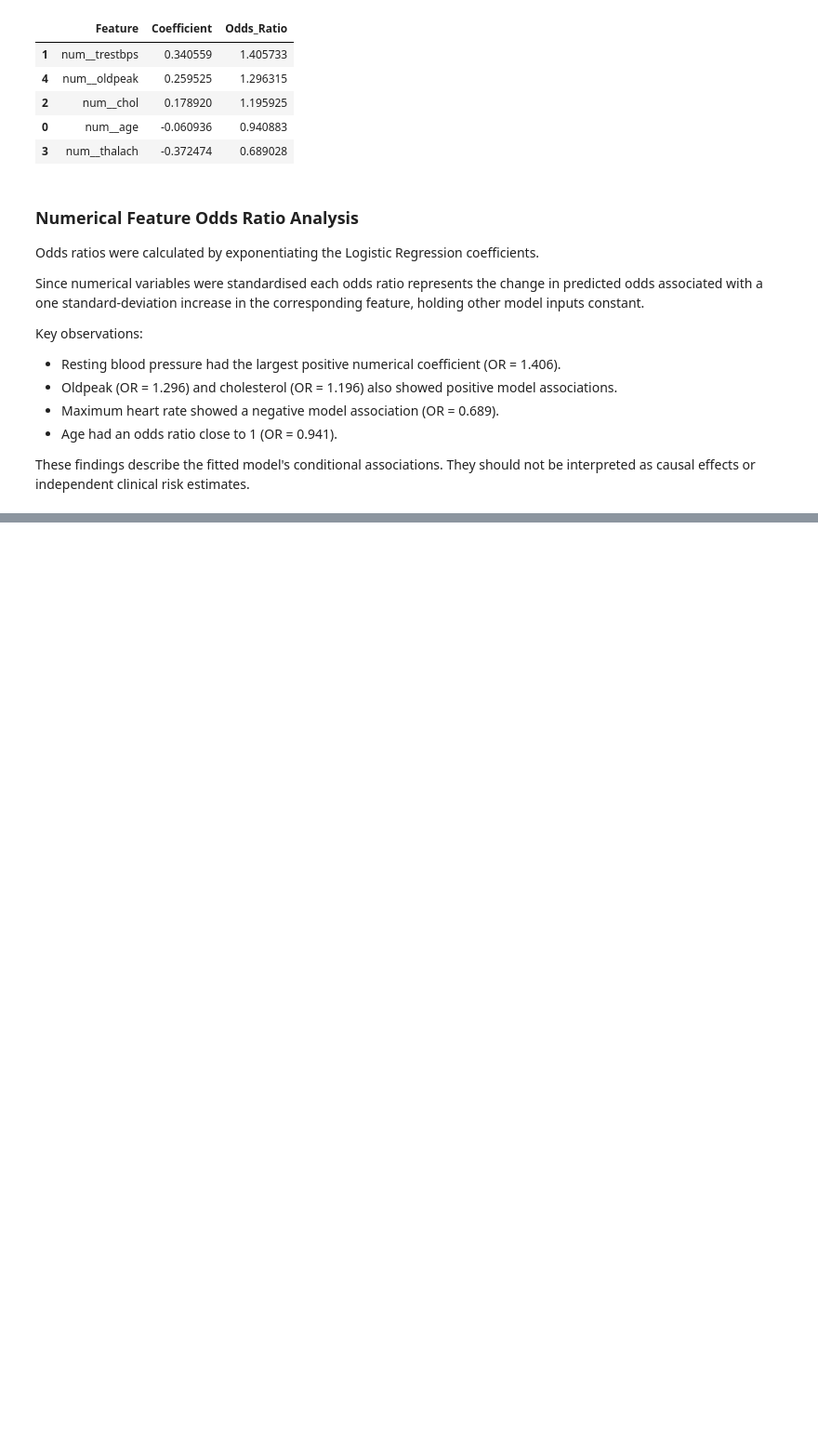
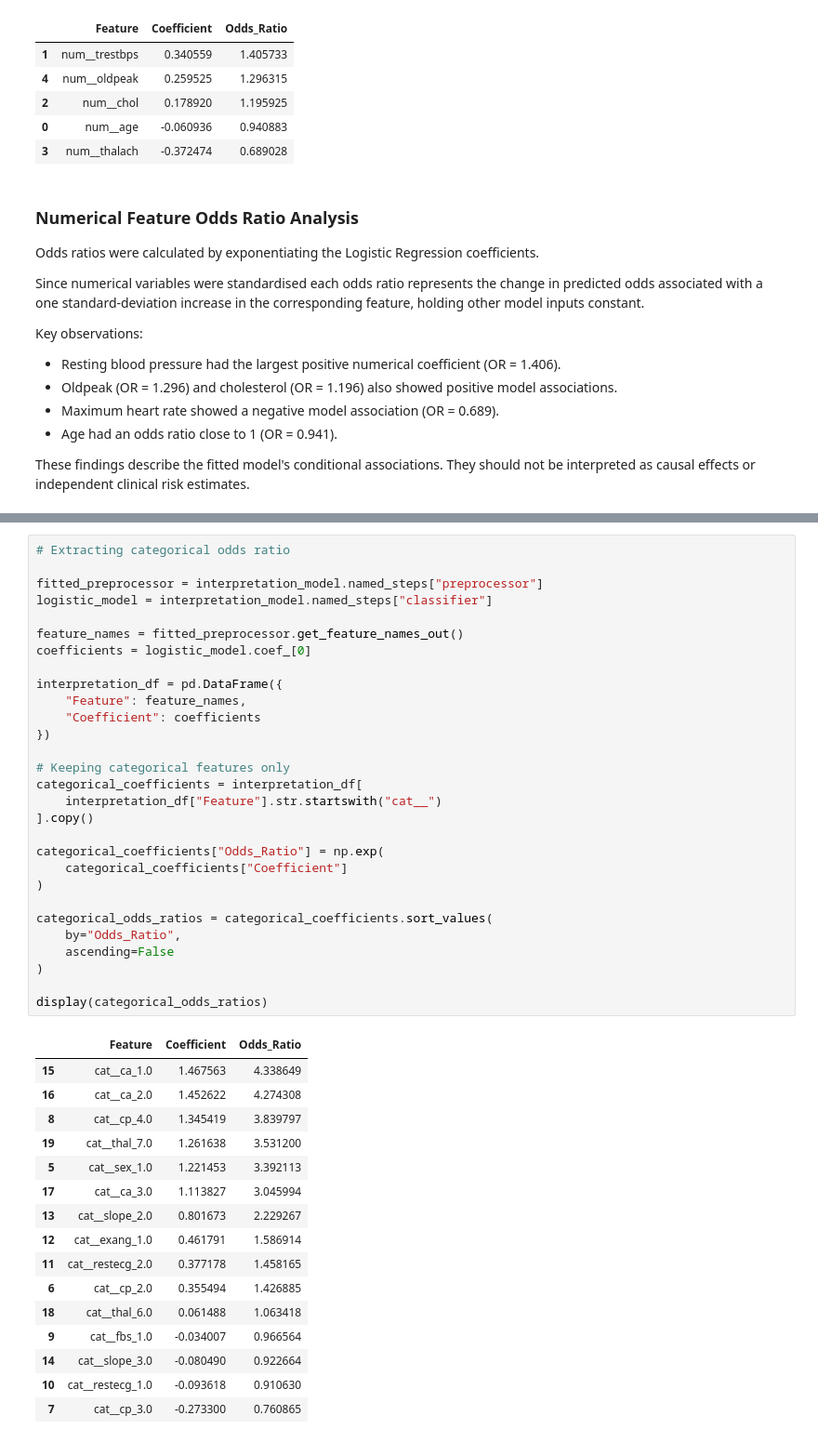
Before and after one commit to divyamohan6388-droid/cardiovascular-risk-prediction, a Jupyter notebook: notebooks/04_model_interpretation.ipynb, the cells around one changed output, grey strips where cells are left out. Shown at 93% size. Cells and saved outputs as stored; diff of their text form; blank space fills up the shorter version.

```diff
--- a/notebooks/04_model_interpretation.ipynb
+++ b/notebooks/04_model_interpretation.ipynb
@@ -193,0 +287,46 @@ These findings describe the fitted model's conditional associations. They should
+# %%
+# Extracting categorical odds ratio
+
+fitted_preprocessor = interpretation_model.named_steps["preprocessor"]
+logistic_model = interpretation_model.named_steps["classifier"]
+
+feature_names = fitted_preprocessor.get_feature_names_out()
+coefficients = logistic_model.coef_[0]
+
+interpretation_df = pd.DataFrame({
+    "Feature": feature_names,
+    "Coefficient": coefficients
+})
+
+# Keeping categorical features only
+categorical_coefficients = interpretation_df[
+    interpretation_df["Feature"].str.startswith("cat__")
+].copy()
+
+categorical_coefficients["Odds_Ratio"] = np.exp(
+    categorical_coefficients["Coefficient"]
+)
+
+categorical_odds_ratios = categorical_coefficients.sort_values(
+    by="Odds_Ratio",
+    ascending=False
+)
+
+display(categorical_odds_ratios)
+# %% [output]
+|  | Feature | Coefficient | Odds_Ratio |
+| 15 | cat__ca_1.0 | 1.467563 | 4.338649 |
+| 16 | cat__ca_2.0 | 1.452622 | 4.274308 |
+| 8 | cat__cp_4.0 | 1.345419 | 3.839797 |
+| 19 | cat__thal_7.0 | 1.261638 | 3.531200 |
+| 5 | cat__sex_1.0 | 1.221453 | 3.392113 |
+| 17 | cat__ca_3.0 | 1.113827 | 3.045994 |
+| 13 | cat__slope_2.0 | 0.801673 | 2.229267 |
+| 12 | cat__exang_1.0 | 0.461791 | 1.586914 |
+| 11 | cat__restecg_2.0 | 0.377178 | 1.458165 |
+| 6 | cat__cp_2.0 | 0.355494 | 1.426885 |
+| 18 | cat__thal_6.0 | 0.061488 | 1.063418 |
+| 9 | cat__fbs_1.0 | -0.034007 | 0.966564 |
+| 14 | cat__slope_3.0 | -0.080490 | 0.922664 |
+| 10 | cat__restecg_1.0 | -0.093618 | 0.910630 |
+| 7 | cat__cp_3.0 | -0.273300 | 0.760865 |
```
Also changed, not shown: parts of 6 cells of this notebook.
